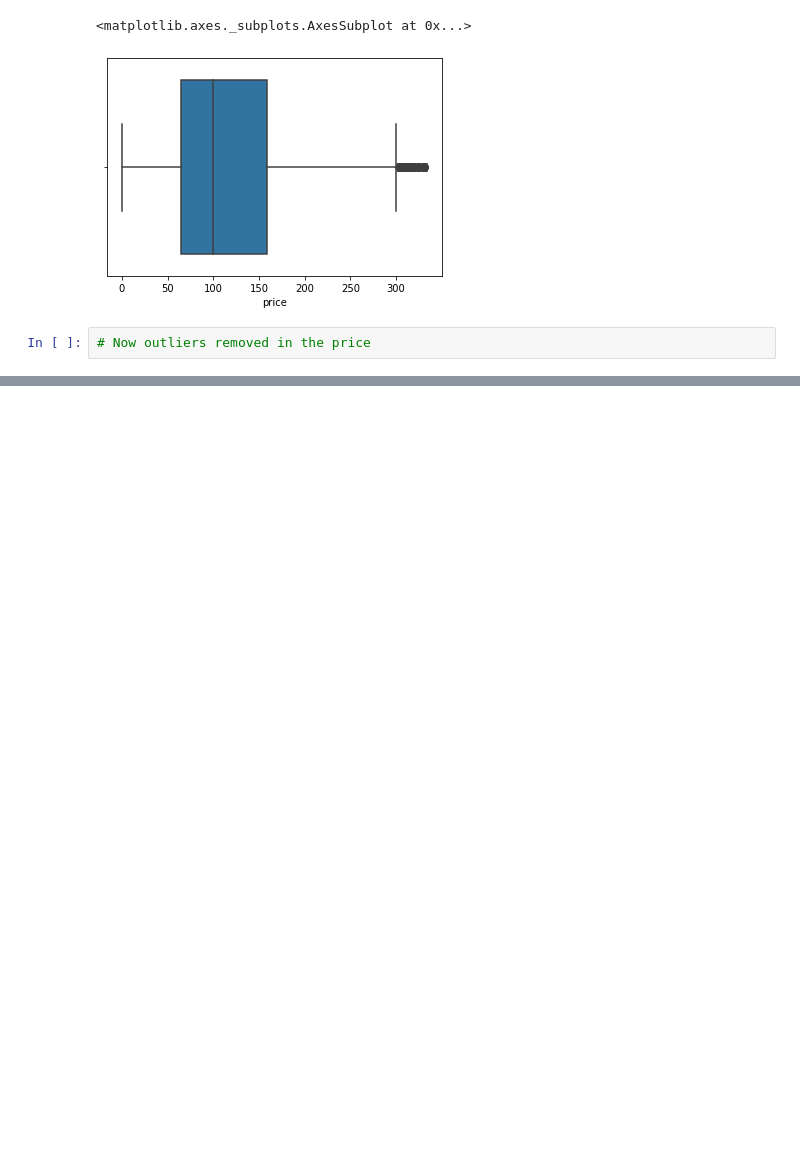
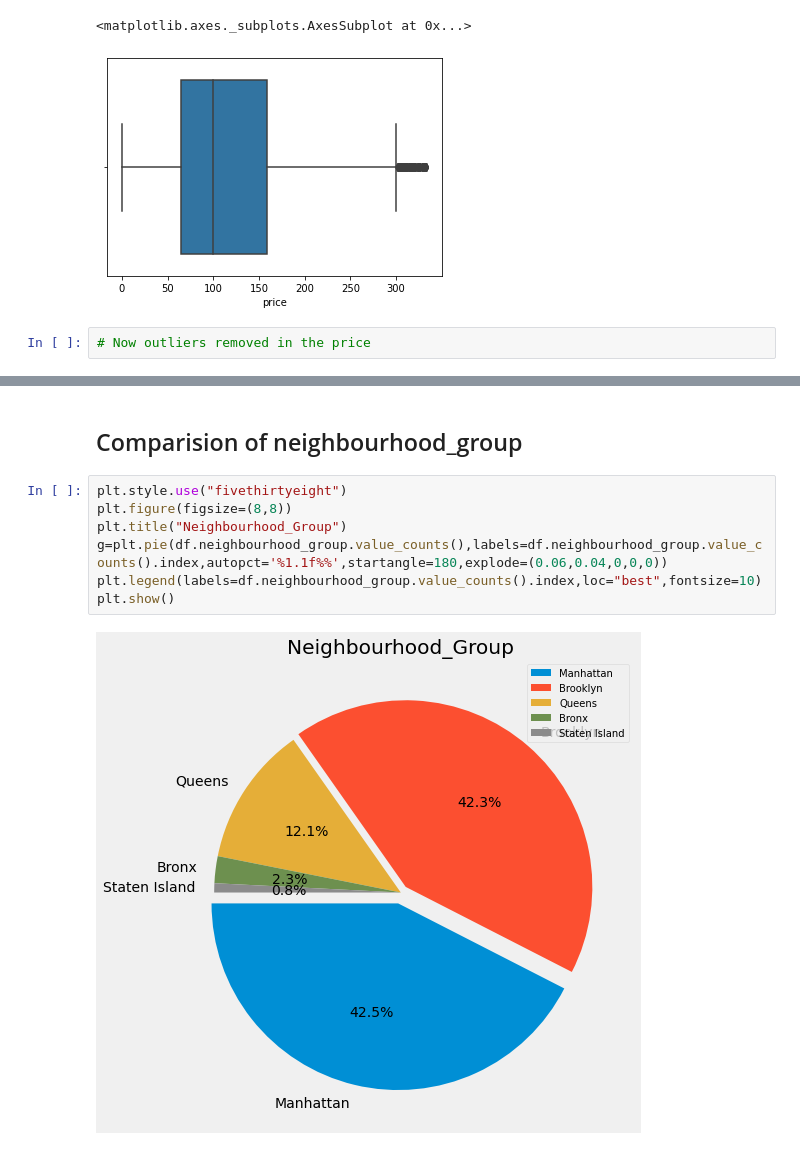
Before and after one commit to ArunPrasath1205/Analysis-using-Python, a Jupyter notebook: Airbnb_Bookings_Analysis_.ipynb, the cells around one changed output, grey strips where cells are left out. Drawn from its saved outputs; the diff is of its cells as text; blank space fills up the shorter version.

```diff
--- a/Airbnb_Bookings_Analysis_.ipynb
+++ b/Airbnb_Bookings_Analysis_.ipynb
@@ -301,0 +379,11 @@ sns.boxplot(df["price"])
+# %% [markdown]
+## Comparision of neighbourhood_group
+# %%
+plt.style.use("fivethirtyeight")
+plt.figure(figsize=(8,8))
+plt.title("Neighbourhood_Group")
+g=plt.pie(df.neighbourhood_group.value_counts(),labels=df.neighbourhood_group.value_counts().index,autopct='%1.1f%%',startangle=180,explode=(0.06,0.04,0,0,0))
+plt.legend(labels=df.neighbourhood_group.value_counts().index,loc="best",fontsize=10)
+plt.show()
+# %% [output]
+[figure, added]
```
Also changed, not shown: parts of 8 cells of this notebook.
